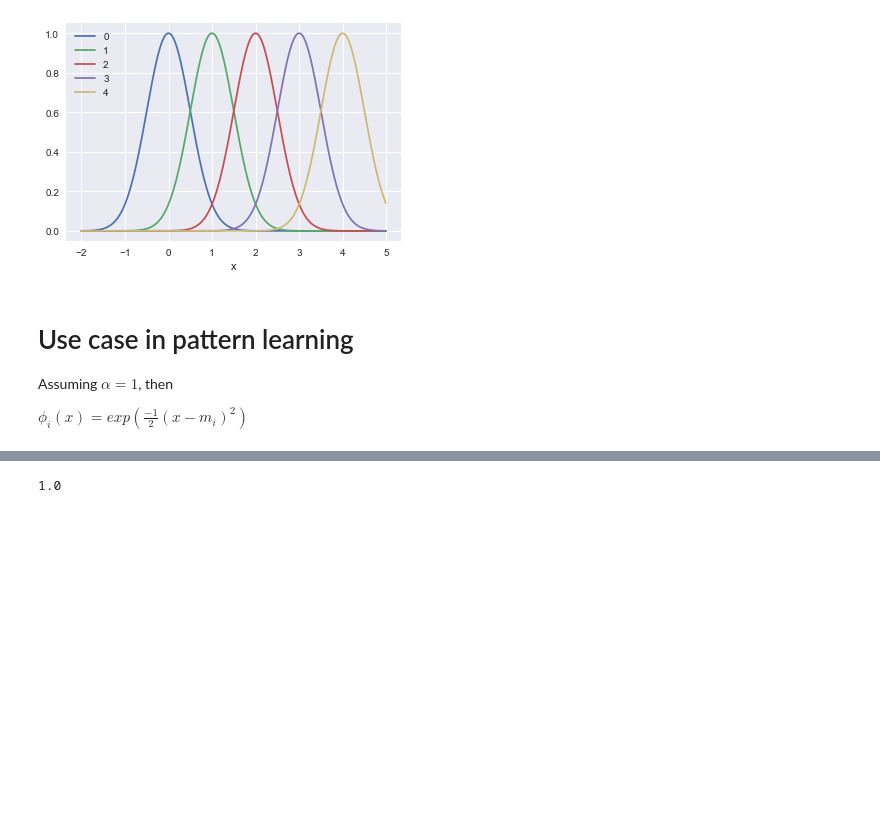
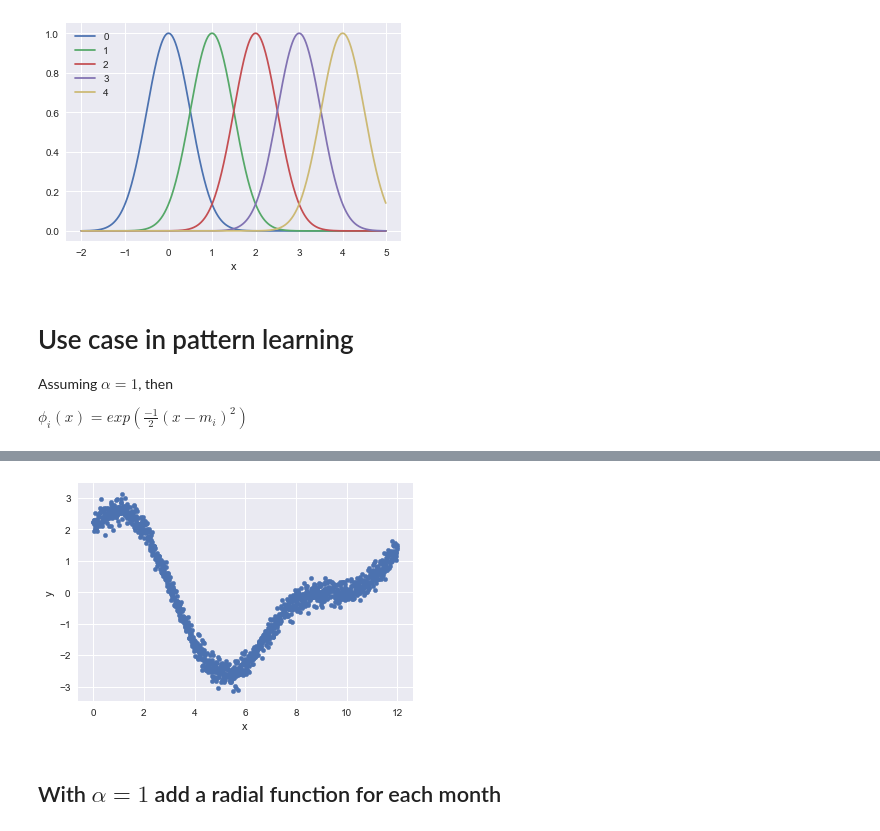
Before and after one commit to caheredia/Radial_Base_Functions, a Jupyter notebook: 2018-08-18_ch_Radial_Base_Functions.ipynb, the cells around one changed output, grey strips where cells are left out. Cells and saved outputs as stored; diff of their text form; code cells hidden in the pictures; blank space fills up the shorter version.

Commit message:
added radial functions for each month

```diff
--- a/2018-08-18_ch_Radial_Base_Functions.ipynb
+++ b/2018-08-18_ch_Radial_Base_Functions.ipynb
@@ -39,8 +41,7 @@ $\phi_{i} (x) = exp\left( \frac{-1}{2} (x-m_i)^2 \right)$
 # %%
 # Generate rbf
 x = np.arange(0, 12, 0.01)
-df=pd.DataFrame(index=x)
-#df['0']=np.exp(-1/0.5*(x)**2)
-#df.set_index('x', inplace=True)
-df.columns
+df=pd.DataFrame(data=x, columns=['x'])
+df['y'] = np.sin(x) + 2*np.cos(x/2) + np.random.normal(loc=0.0, scale=.2, size=len(df))
+df.head()
 # %% [output]
@@ -48,4 +54,6 @@ Index([], dtype='object')
-# %%
-np.cos(0)
-# %% [output]
-1.0
+# %%
+df.plot(kind='scatter', x='x', y='y');
+# %% [output]
+[figure, added]
+# %% [markdown]
+## With $\alpha =1$ add a radial function for each month
```
Also changed, not shown: parts of 9 cells of this notebook.
